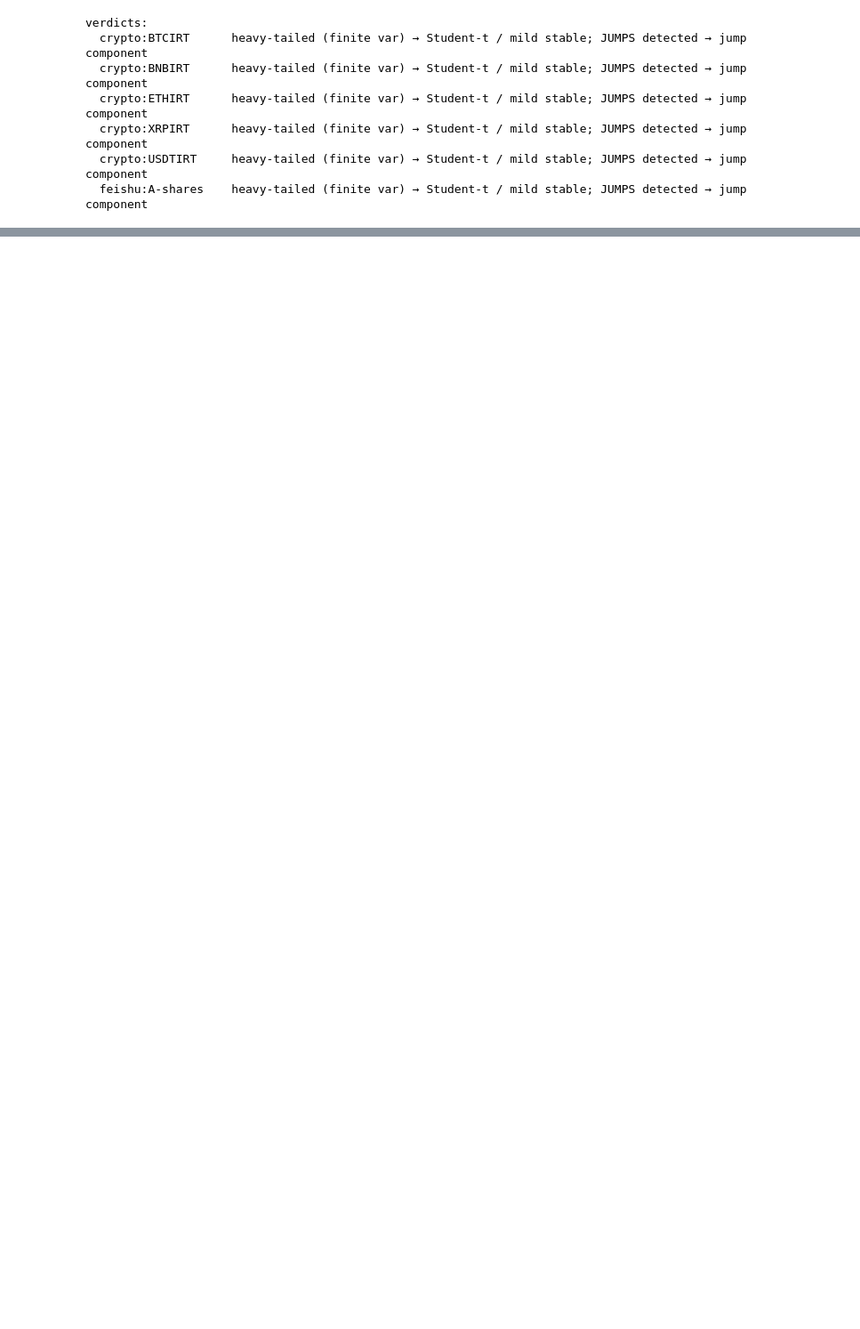
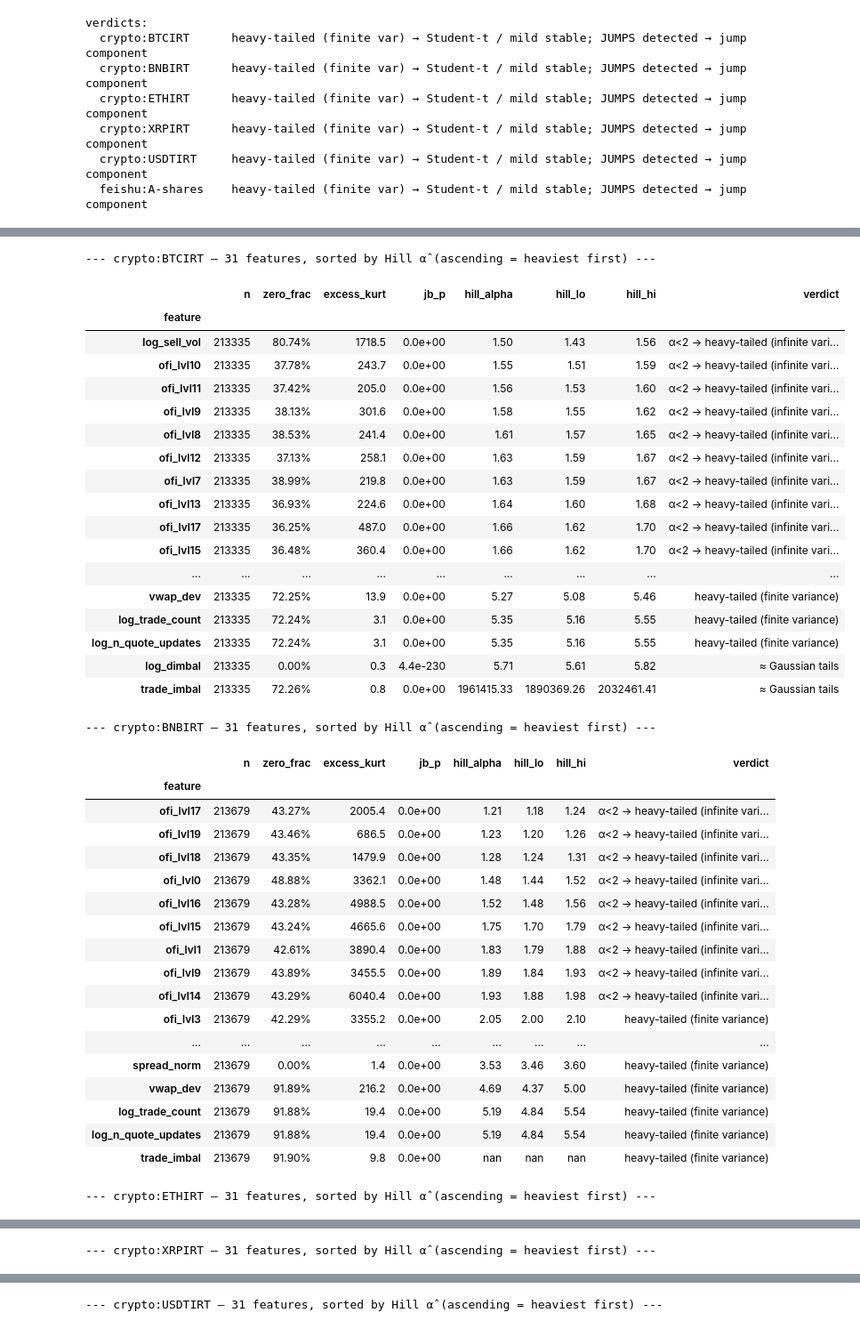
Before and after one commit to ArshiAbolghasemi/Penny, a Jupyter notebook: notebooks/increment_diagnostics.ipynb, the cells around one changed output, grey strips where cells are left out. Shown at 89% size. Cells and saved outputs as stored; diff of their text form; code cells hidden in the pictures; blank space fills up the shorter version.

```diff
--- a/notebooks/increment_diagnostics.ipynb
+++ b/notebooks/increment_diagnostics.ipynb
@@ -394,0 +743,64 @@ conclusion is that the simpler model suffices for it — the sanity limit.
+# %%
+# Full per-feature table (every column, every symbol) — the literal "check the
+# full feature dataset" table. Sorted heaviest-first within each symbol.
+pd.set_option("display.max_rows", 300)
+for key, d in FEAT_DIAG.items():
+    print(
+        f"\n--- {key[0]}:{key[1]} — {len(d)} features, sorted by Hill α̂ (ascending = heaviest first) ---"
+    )
+    display(
+        d.sort_values("hill_alpha")
+        .style.format(
+            {
+                "zero_frac": "{:.2%}",
+                "excess_kurt": "{:.1f}",
+                "jb_p": "{:.1e}",
+                "hill_alpha": "{:.2f}",
+                "hill_lo": "{:.2f}",
+                "hill_hi": "{:.2f}",
+            }
+        )
+        .background_gradient(cmap="OrRd_r", subset=["hill_alpha"])
+        .background_gradient(cmap="Greys", subset=["zero_frac"])
+    )
+pd.reset_option("display.max_rows")
+# %% [output]
+--- crypto:BTCIRT — 31 features, sorted by Hill α̂ (ascending = heaviest first) ---
+|  | n | zero_frac | excess_kurt | jb_p | hill_alpha | hill_lo | hill_hi | verdict |
+| feature |  |  |  |  |  |  |  |  |
+| log_sell_vol | 213335 | 80.74% | 1718.5 | 0.0e+00 | 1.50 | 1.43 | 1.56 | α<2 → heavy-tailed (infinite vari... |
+| ofi_lvl10 | 213335 | 37.78% | 243.7 | 0.0e+00 | 1.55 | 1.51 | 1.59 | α<2 → heavy-tailed (infinite vari... |
+| ofi_lvl11 | 213335 | 37.42% | 205.0 | 0.0e+00 | 1.56 | 1.53 | 1.60 | α<2 → heavy-tailed (infinite vari... |
+| ofi_lvl9 | 213335 | 38.13% | 301.6 | 0.0e+00 | 1.58 | 1.55 | 1.62 | α<2 → heavy-tailed (infinite vari... |
+| ofi_lvl8 | 213335 | 38.53% | 241.4 | 0.0e+00 | 1.61 | 1.57 | 1.65 | α<2 → heavy-tailed (infinite vari... |
+| ofi_lvl12 | 213335 | 37.13% | 258.1 | 0.0e+00 | 1.63 | 1.59 | 1.67 | α<2 → heavy-tailed (infinite vari... |
+| ofi_lvl7 | 213335 | 38.99% | 219.8 | 0.0e+00 | 1.63 | 1.59 | 1.67 | α<2 → heavy-tailed (infinite vari... |
+| ofi_lvl13 | 213335 | 36.93% | 224.6 | 0.0e+00 | 1.64 | 1.60 | 1.68 | α<2 → heavy-tailed (infinite vari... |
+| ofi_lvl17 | 213335 | 36.25% | 487.0 | 0.0e+00 | 1.66 | 1.62 | 1.70 | α<2 → heavy-tailed (infinite vari... |
+| ofi_lvl15 | 213335 | 36.48% | 360.4 | 0.0e+00 | 1.66 | 1.62 | 1.70 | α<2 → heavy-tailed (infinite vari... |
+| ... | ... | ... | ... | ... | ... | ... | ... | ... |
+| vwap_dev | 213335 | 72.25% | 13.9 | 0.0e+00 | 5.27 | 5.08 | 5.46 | heavy-tailed (finite variance) |
+| log_trade_count | 213335 | 72.24% | 3.1 | 0.0e+00 | 5.35 | 5.16 | 5.55 | heavy-tailed (finite variance) |
+| log_n_quote_updates | 213335 | 72.24% | 3.1 | 0.0e+00 | 5.35 | 5.16 | 5.55 | heavy-tailed (finite variance) |
+| log_dimbal | 213335 | 0.00% | 0.3 | 4.4e-230 | 5.71 | 5.61 | 5.82 | ≈ Gaussian tails |
+| trade_imbal | 213335 | 72.26% | 0.8 | 0.0e+00 | 1961415.33 | 1890369.26 | 2032461.41 | ≈ Gaussian tails |
+--- crypto:BNBIRT — 31 features, sorted by Hill α̂ (ascending = heaviest first) ---
+|  | n | zero_frac | excess_kurt | jb_p | hill_alpha | hill_lo | hill_hi | verdict |
+| feature |  |  |  |  |  |  |  |  |
+| ofi_lvl17 | 213679 | 43.27% | 2005.4 | 0.0e+00 | 1.21 | 1.18 | 1.24 | α<2 → heavy-tailed (infinite vari... |
+| ofi_lvl19 | 213679 | 43.46% | 686.5 | 0.0e+00 | 1.23 | 1.20 | 1.26 | α<2 → heavy-tailed (infinite vari... |
+| ofi_lvl18 | 213679 | 43.35% | 1479.9 | 0.0e+00 | 1.28 | 1.24 | 1.31 | α<2 → heavy-tailed (infinite vari... |
+| ofi_lvl0 | 213679 | 48.88% | 3362.1 | 0.0e+00 | 1.48 | 1.44 | 1.52 | α<2 → heavy-tailed (infinite vari... |
+| ofi_lvl16 | 213679 | 43.28% | 4988.5 | 0.0e+00 | 1.52 | 1.48 | 1.56 | α<2 → heavy-tailed (infinite vari... |
+| ofi_lvl15 | 213679 | 43.24% | 4665.6 | 0.0e+00 | 1.75 | 1.70 | 1.79 | α<2 → heavy-tailed (infinite vari... |
+| ofi_lvl1 | 213679 | 42.61% | 3890.4 | 0.0e+00 | 1.83 | 1.79 | 1.88 | α<2 → heavy-tailed (infinite vari... |
+| ofi_lvl9 | 213679 | 43.89% | 3455.5 | 0.0e+00 | 1.89 | 1.84 | 1.93 | α<2 → heavy-tailed (infinite vari... |
+| ofi_lvl14 | 213679 | 43.29% | 6040.4 | 0.0e+00 | 1.93 | 1.88 | 1.98 | α<2 → heavy-tailed (infinite vari... |
+| ofi_lvl3 | 213679 | 42.29% | 3355.2 | 0.0e+00 | 2.05 | 2.00 | 2.10 | heavy-tailed (finite variance) |
+| ... | ... | ... | ... | ... | ... | ... | ... | ... |
+| spread_norm | 213679 | 0.00% | 1.4 | 0.0e+00 | 3.53 | 3.46 | 3.60 | heavy-tailed (finite variance) |
+| vwap_dev | 213679 | 91.89% | 216.2 | 0.0e+00 | 4.69 | 4.37 | 5.00 | heavy-tailed (finite variance) |
+| log_trade_count | 213679 | 91.88% | 19.4 | 0.0e+00 | 5.19 | 4.84 | 5.54 | heavy-tailed (finite variance) |
+| log_n_quote_updates | 213679 | 91.88% | 19.4 | 0.0e+00 | 5.19 | 4.84 | 5.54 | heavy-tailed (finite variance) |
+| trade_imbal | 213679 | 91.90% | 9.8 | 0.0e+00 | nan | nan | nan | heavy-tailed (finite variance) |
+--- crypto:ETHIRT — 31 features, sorted by Hill α̂ (ascending = heaviest first) ---
@@ -394,0 +825 @@ conclusion is that the simpler model suffices for it — the sanity limit.
+--- crypto:XRPIRT — 31 features, sorted by Hill α̂ (ascending = heaviest first) ---
@@ -394,0 +844 @@ conclusion is that the simpler model suffices for it — the sanity limit.
+--- crypto:USDTIRT — 31 features, sorted by Hill α̂ (ascending = heaviest first) ---
```
Also changed, not shown: parts of 20 cells of this notebook.
